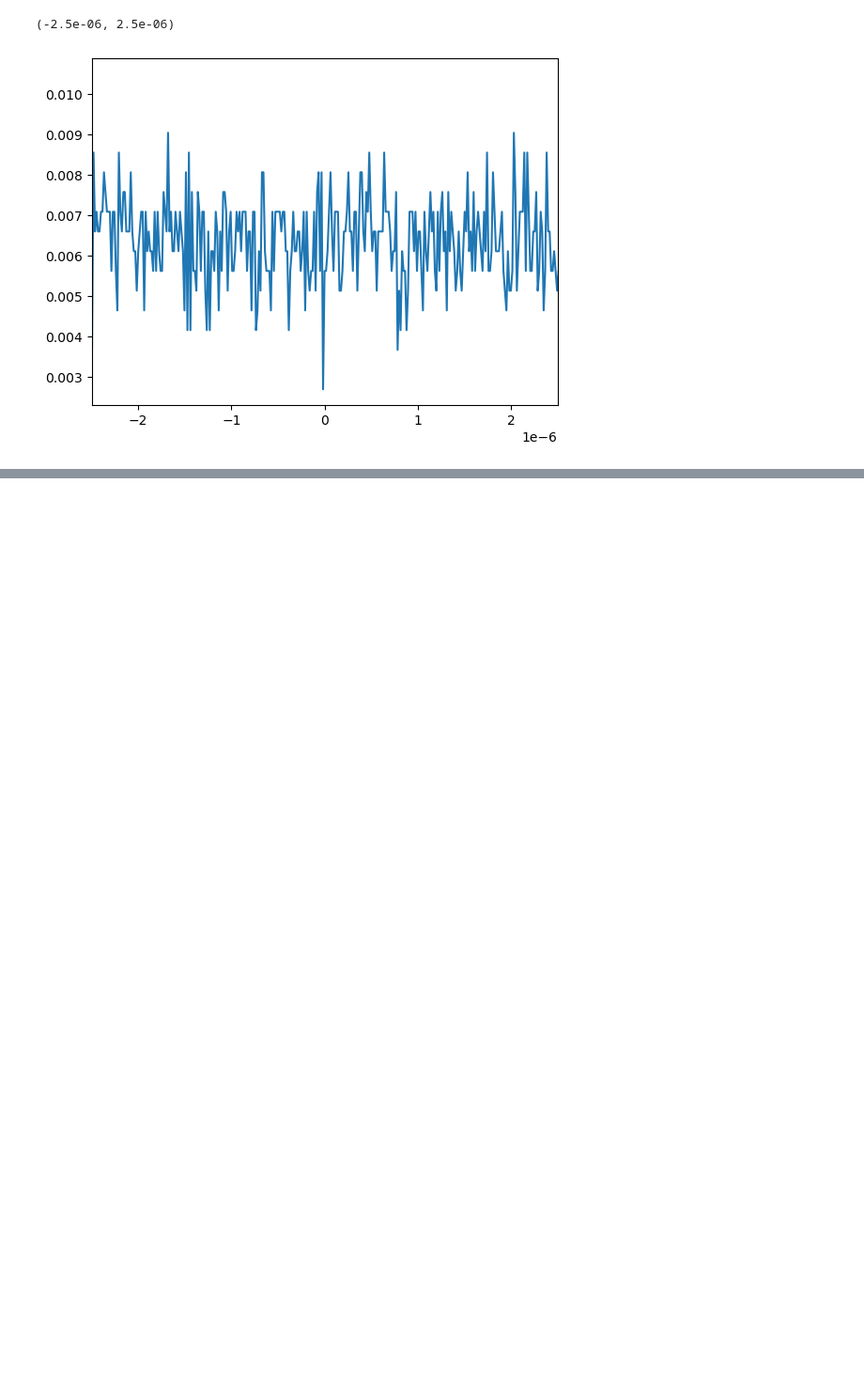
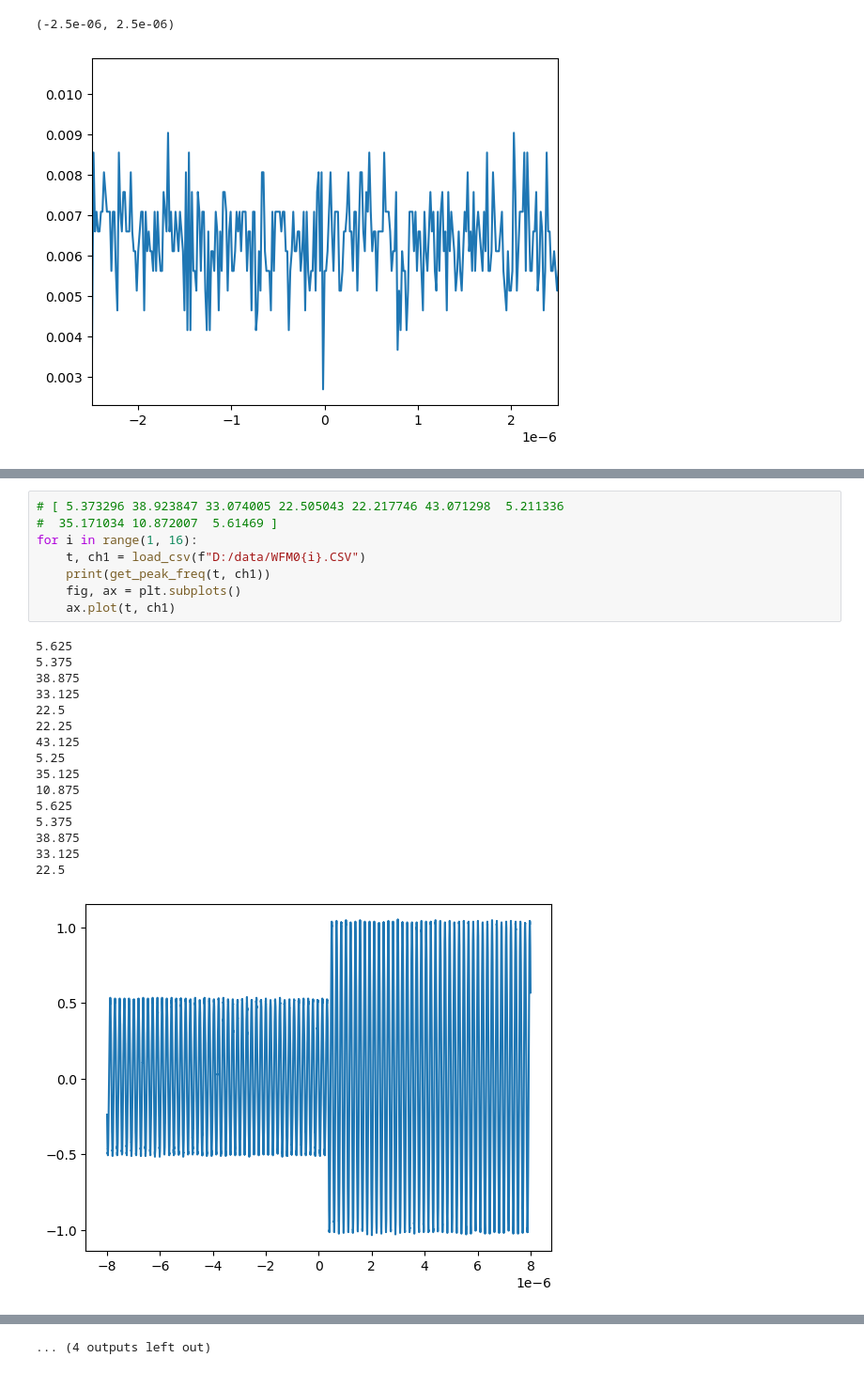
Before and after one commit to meimei2027/diamonds, a Jupyter notebook: experiment/view_data_2.ipynb, the cells around one changed output, grey strips where cells are left out. Shown at 94% size. Cells and saved outputs as stored; diff of their text form; blank space fills up the shorter version.

```diff
--- a/experiment/view_data_2.ipynb
+++ b/experiment/view_data_2.ipynb
@@ -65,0 +59,25 @@ print(get_peak_freq(t, ch1))
+# %%
+# [ 5.373296 38.923847 33.074005 22.505043 22.217746 43.071298  5.211336
+#  35.171034 10.872007  5.61469 ]
+for i in range(1, 16):
+    t, ch1 = load_csv(f"D:/data/WFM0{i}.CSV")
+    print(get_peak_freq(t, ch1))
+    fig, ax = plt.subplots()
+    ax.plot(t, ch1)
+# %% [output]
+5.625
+5.375
+38.875
+33.125
+22.5
+22.25
+43.125
+5.25
+35.125
+10.875
+5.625
+5.375
+38.875
+33.125
+22.5
+[figure, added]
@@ -65,0 +94 @@ print(get_peak_freq(t, ch1))
+... (4 outputs left out)
```
Also changed, not shown: parts of 6 cells of this notebook, 4 other files.
